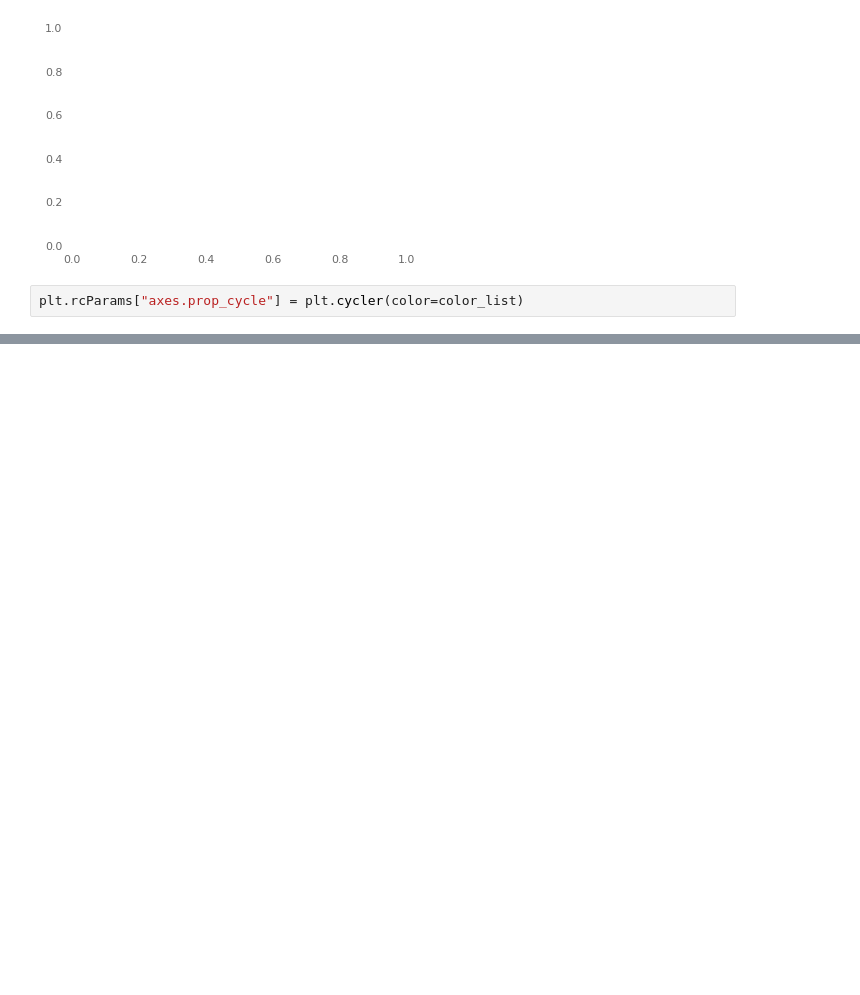
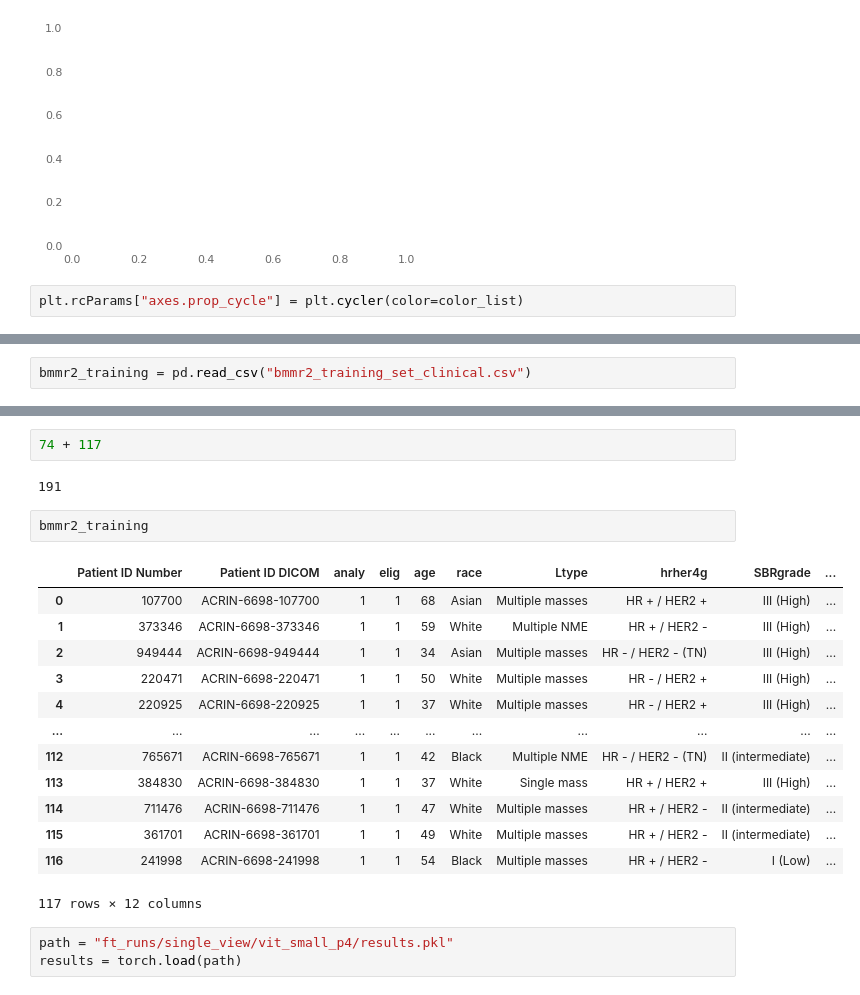
Before and after one commit to annawoodard/dino, a Jupyter notebook: run_plots.ipynb, the cells around one changed output, grey strips where cells are left out. Saved outputs shown, nothing was run; the diff lists cells and outputs as text; blank space fills up the shorter version.

```diff
--- a/run_plots.ipynb
+++ b/run_plots.ipynb
@@ -82,0 +105,2 @@ plot_loss(
+# %%
+bmmr2_training = pd.read_csv("bmmr2_training_set_clinical.csv")
@@ -82,0 +135,23 @@ plot_loss(
+# %%
+74 + 117
+# %% [output]
+191
+# %%
+bmmr2_training
+# %% [output]
+|  | Patient ID Number | Patient ID DICOM | analy | elig | age | race | Ltype | hrher4g | SBRgrade | ... |
+| 0 | 107700 | ACRIN-6698-107700 | 1 | 1 | 68 | Asian | Multiple masses | HR + / HER2 + | III (High) | ... |
+| 1 | 373346 | ACRIN-6698-373346 | 1 | 1 | 59 | White | Multiple NME | HR + / HER2 - | III (High) | ... |
+| 2 | 949444 | ACRIN-6698-949444 | 1 | 1 | 34 | Asian | Multiple masses | HR - / HER2 - (TN) | III (High) | ... |
+| 3 | 220471 | ACRIN-6698-220471 | 1 | 1 | 50 | White | Multiple masses | HR - / HER2 + | III (High) | ... |
+| 4 | 220925 | ACRIN-6698-220925 | 1 | 1 | 37 | White | Multiple masses | HR - / HER2 + | III (High) | ... |
+| ... | ... | ... | ... | ... | ... | ... | ... | ... | ... | ... |
+| 112 | 765671 | ACRIN-6698-765671 | 1 | 1 | 42 | Black | Multiple NME | HR - / HER2 - (TN) | II (intermediate) | ... |
+| 113 | 384830 | ACRIN-6698-384830 | 1 | 1 | 37 | White | Single mass | HR + / HER2 + | III (High) | ... |
+| 114 | 711476 | ACRIN-6698-711476 | 1 | 1 | 47 | White | Multiple masses | HR + / HER2 - | II (intermediate) | ... |
+| 115 | 361701 | ACRIN-6698-361701 | 1 | 1 | 49 | White | Multiple masses | HR + / HER2 - | II (intermediate) | ... |
+| 116 | 241998 | ACRIN-6698-241998 | 1 | 1 | 54 | Black | Multiple masses | HR + / HER2 - | I (Low) | ... |
+117 rows × 12 columns
+# %%
+path = "ft_runs/single_view/vit_small_p4/results.pkl"
+results = torch.load(path)
```
Also changed, not shown: parts of 20 cells of this notebook.
